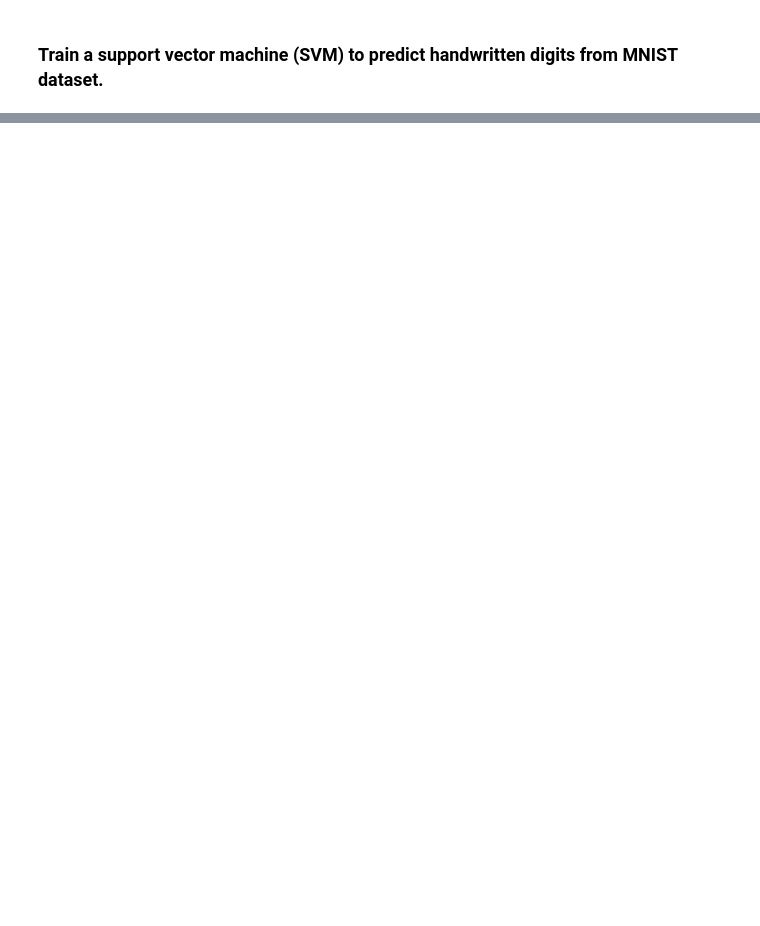
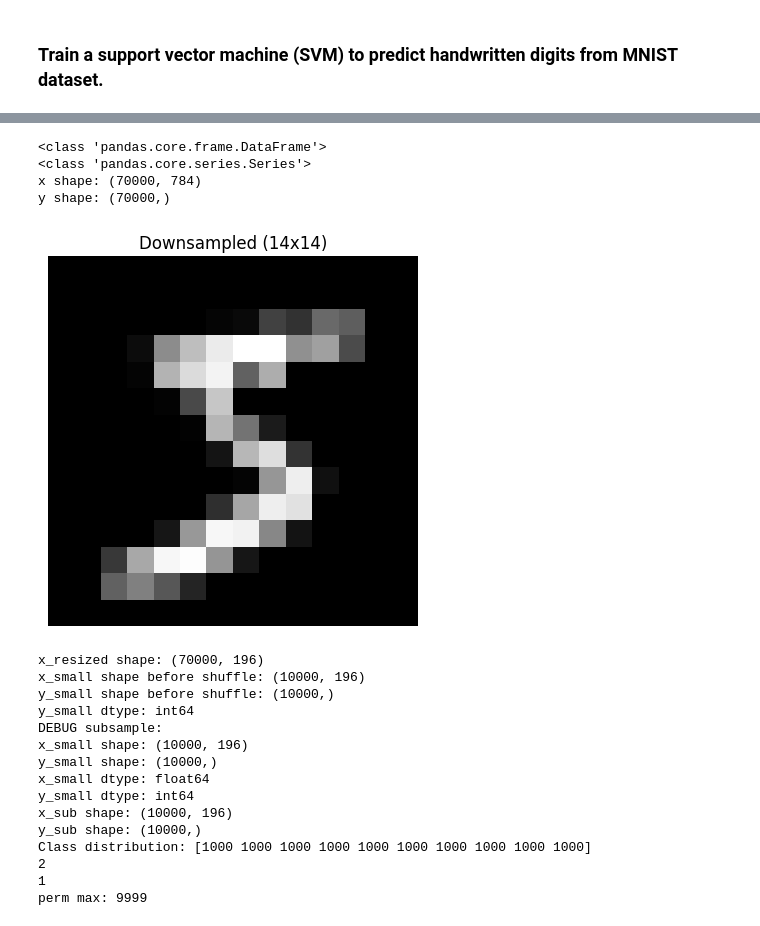
Before and after one commit to anytaaly/SVM-Predict-HANDWritten-Digits, a Jupyter notebook: SVM_Predict_HANDWritten_Digits.ipynb, the cells around one changed output, grey strips where cells are left out. Saved outputs shown, nothing was run; the diff lists cells and outputs as text; code cells hidden in the pictures; blank space fills up the shorter version.

```diff
--- a/SVM_Predict_HANDWritten_Digits.ipynb
+++ b/SVM_Predict_HANDWritten_Digits.ipynb
@@ -137,0 +198,42 @@ get_data();
+# %%
+x,y = get_data();
+print("x shape:", x.shape)  #  (70000, 784)
+print("y shape:", y.shape)  #  (70000,)
+
+x_resized = resize(x);
+print("x_resized shape:", x_resized.shape)  #  (70000, 196) - still have 70,000 images but now tye are compressed
+
+x_out,y_out = subsample(x_resized,y);
+print("x_sub shape:", x_sub.shape)  # Should be (10000, 196)
+print("y_sub shape:", y_sub.shape)  # Should be (10000,)
+print("Class distribution:", np.bincount(y_sub))  # 1000 per class
+
+assert x_out.shape[0] == 10000
+assert y_out.shape[0] == 10000
+print(len(x_out.shape))
+print(len(y_out.shape))
+
+# Generate permutation
+perm = np.random.permutation(y_out.shape[0])
+print("perm max:", perm.max())
+# %% [output]
+<class 'pandas.core.frame.DataFrame'>
+<class 'pandas.core.series.Series'>
+x shape: (70000, 784)
+y shape: (70000,)
+[figure, added]
+x_resized shape: (70000, 196)
+x_small shape before shuffle: (10000, 196)
+y_small shape before shuffle: (10000,)
+y_small dtype: int64
+DEBUG subsample:
+x_small shape: (10000, 196)
+y_small shape: (10000,)
+x_small dtype: float64
+y_small dtype: int64
+x_sub shape: (10000, 196)
+y_sub shape: (10000,)
+Class distribution: [1000 1000 1000 1000 1000 1000 1000 1000 1000 1000]
+2
+1
+perm max: 9999
```
Also changed, not shown: parts of 15 cells of this notebook.
